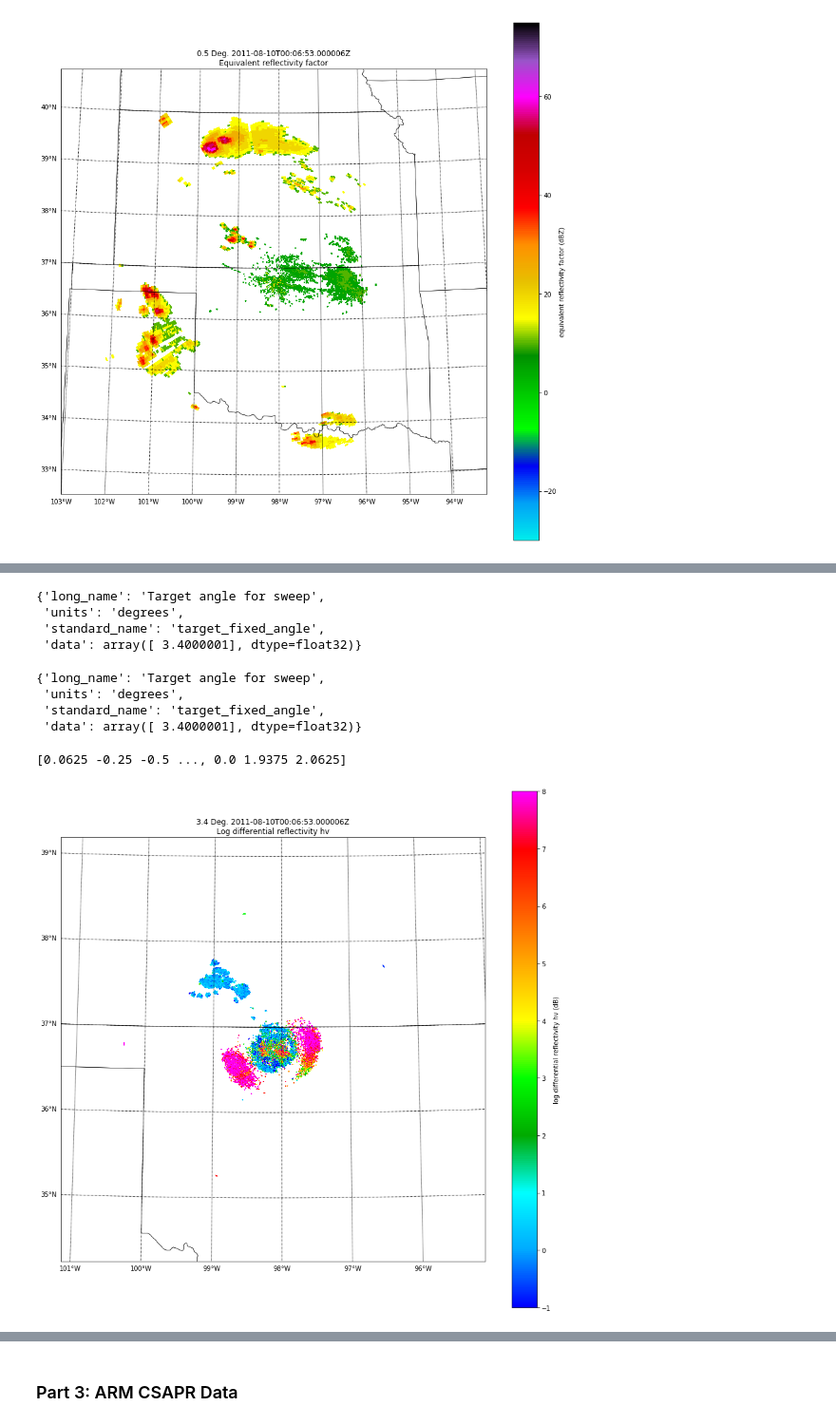
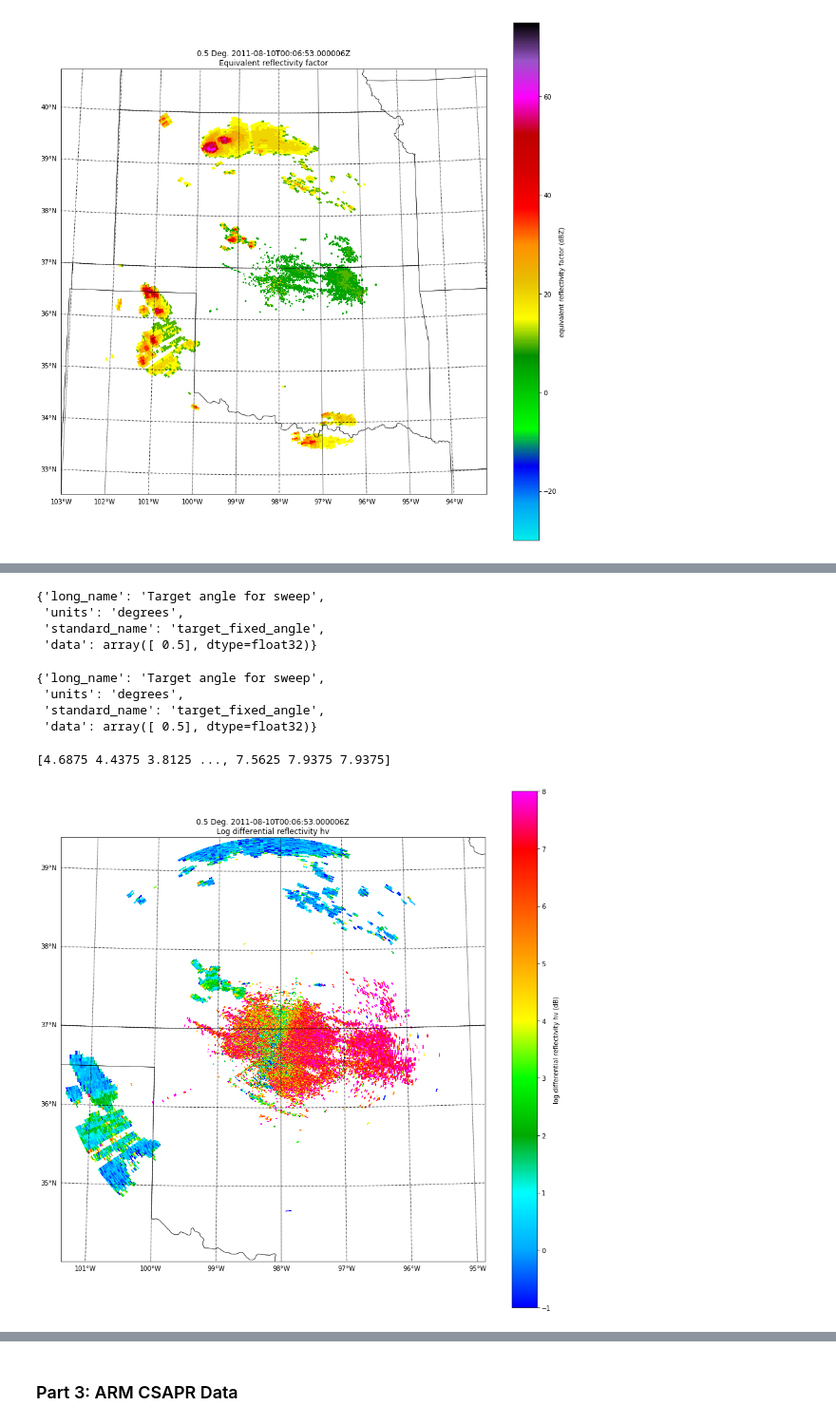
Before and after one commit to YupingLu/nexrad, a Jupyter notebook: pyart_demo.ipynb, the cells around one changed output, grey strips where cells are left out. Shown at 95% size. Cells and saved outputs as stored; diff of their text form; code cells hidden in the pictures.

```diff
--- a/pyart_demo.ipynb
+++ b/pyart_demo.ipynb
@@ -122,15 +122,15 @@ display.plot_ppi_map('reflectivity')
 # %%
 # radar = pyart.io.read_nexrad_level3('data/KVNX_20110810/KOUN_SDUS84_N1XVNX_201108100300')
 
-# Differential Reflectivity (approx. elev. angle: 1.5 deg)
-N3X = pyart.io.read('data/KVNX_20110810/KOUN_SDUS84_N3XVNX_201108100006')
+# Differential Reflectivity (approx. elev. angle: 0.5 deg)
+N0X = pyart.io.read('data/KVNX_20110810/KOUN_SDUS84_N0XVNX_201108100006')
 
-# Correlation Coefficient (approx. elev. angle: 1.5 deg)
-N3C = pyart.io.read('data/KVNX_20110810/KOUN_SDUS84_N3CVNX_201108100006')
+# Correlation Coefficient (approx. elev. angle: 0.5 deg)
+N0C = pyart.io.read('data/KVNX_20110810/KOUN_SDUS84_N0CVNX_201108100006')
 
-# Specific Differential Phase (approx. elev.: 1.5 deg)
-N3K = pyart.io.read('data/KVNX_20110810/KOUN_SDUS84_N3KVNX_201108100006')
+# Specific Differential Phase (approx. elev.: 0.5 deg)
+N0K = pyart.io.read('data/KVNX_20110810/KOUN_SDUS84_N0KVNX_201108100006')
 
-# Hydrometeor Classification (approx. elev.: 1.5 deg)
-N3H = pyart.io.read('data/KVNX_20110810/KOUN_SDUS84_N3HVNX_201108100006')
+# Hydrometeor Classification (approx. elev.: 0.5 deg)
+N0H = pyart.io.read('data/KVNX_20110810/KOUN_SDUS84_N0HVNX_201108100006')
 # %%
@@ -220,29 +241,29 @@ nsweeps: 1
 # %%
-# fixed angle of N3X
-N3X.fixed_angle
+# fixed angle of N0X
+N0X.fixed_angle
 # %% [output]
 {'long_name': 'Target angle for sweep',
  'units': 'degrees',
  'standard_name': 'target_fixed_angle',
- 'data': array([ 3.4000001], dtype=float32)}
+ 'data': array([ 0.5], dtype=float32)}
 # %%
-# fixed angle of N3H
-N3H.fixed_angle
+# fixed angle of N0H
+N0H.fixed_angle
 # %% [output]
 {'long_name': 'Target angle for sweep',
  'units': 'degrees',
  'standard_name': 'target_fixed_angle',
- 'data': array([ 3.4000001], dtype=float32)}
+ 'data': array([ 0.5], dtype=float32)}
 # %%
 # Differential reflectivity
-x = N3X.fields['differential_reflectivity']['data']
+x = N0X.fields['differential_reflectivity']['data']
 y = x[~x.mask]
 print(y)
 
-display = pyart.graph.RadarMapDisplay(N3X)
+display = pyart.graph.RadarMapDisplay(N0X)
 display.plot_ppi_map('differential_reflectivity')
 # %% [output]
-[0.0625 -0.25 -0.5 ..., 0.0 1.9375 2.0625]
+[4.6875 4.4375 3.8125 ..., 7.5625 7.9375 7.9375]
-[figure, old version]
+[figure, new version]
 # %%
 # Correlation Coefficient (RHOHV)
```
Also changed, not shown: parts of 12 cells of this notebook.
